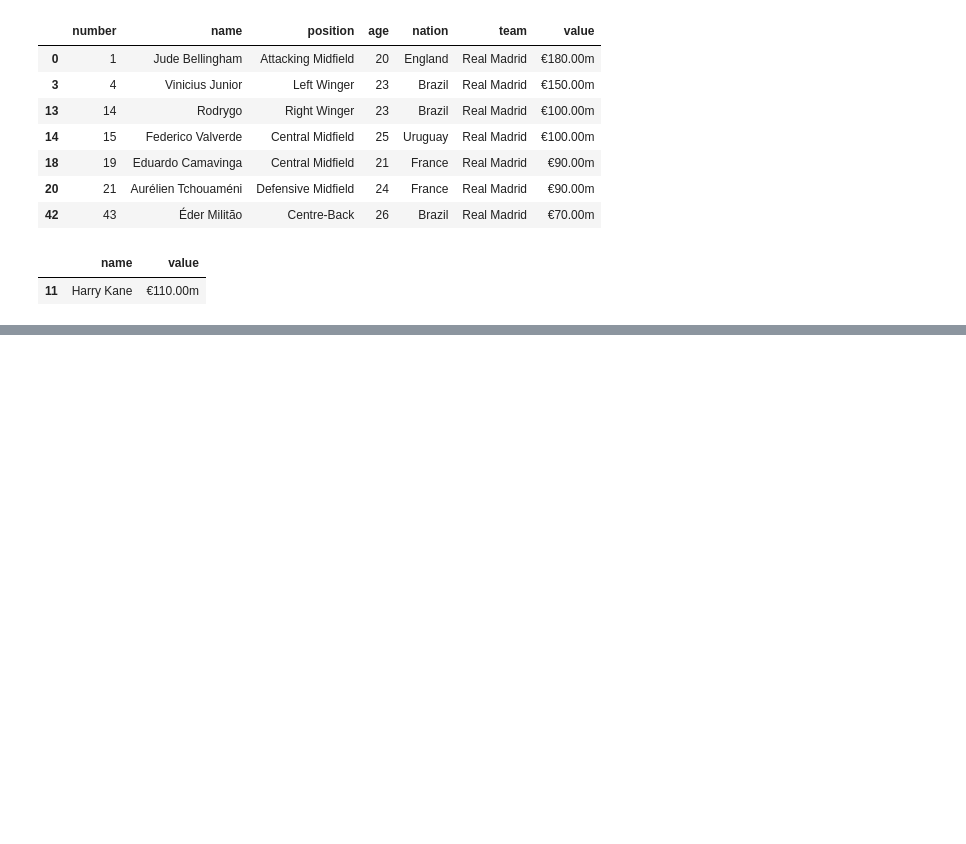
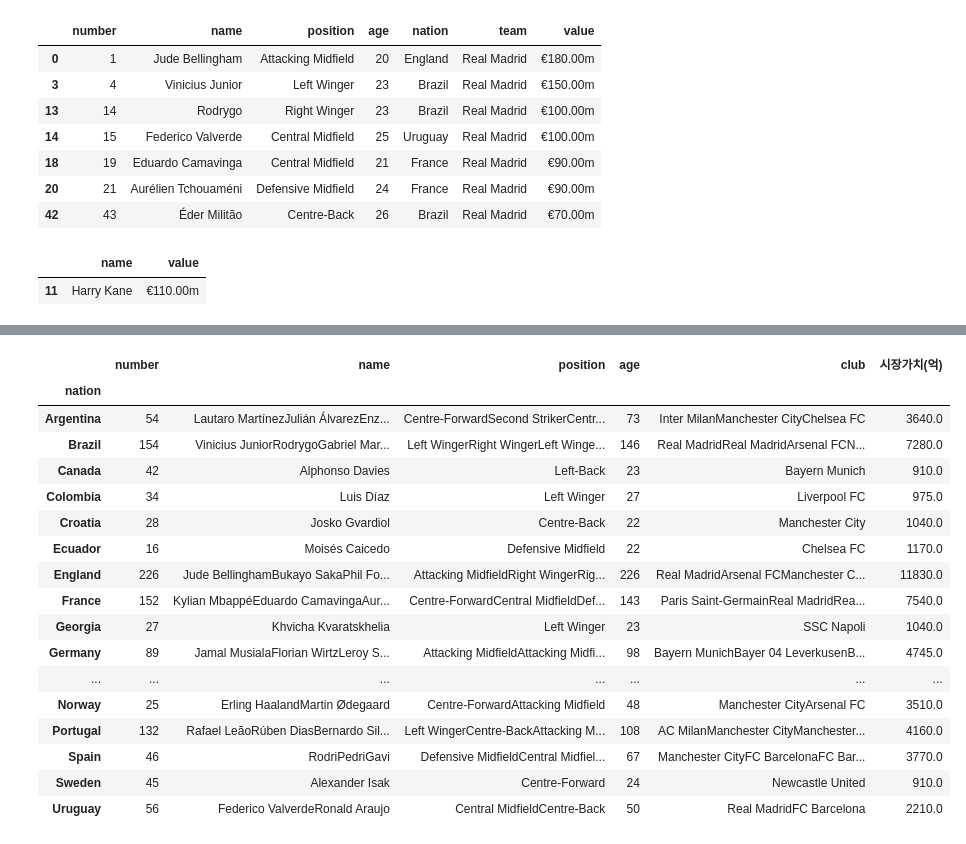
Before and after one commit to zsert1/transfermarket, a Jupyter notebook: pandas_with_50.ipynb, the cells around one changed output, grey strips where cells are left out. Cells and saved outputs as stored; diff of their text form; code cells hidden in the pictures; blank space fills up the shorter version.

```diff
--- a/pandas_with_50.ipynb
+++ b/pandas_with_50.ipynb
@@ -181,0 +379,21 @@ df.loc[age30IsUnder,['name','value']]
+# %%
+g.sum()
+# %% [output]
+|  | number | name | position | age | club | 시장가치(억) |
+| nation |  |  |  |  |  |  |
+| Argentina | 54 | Lautaro MartínezJulián ÁlvarezEnz... | Centre-ForwardSecond StrikerCentr... | 73 | Inter MilanManchester CityChelsea FC | 3640.0 |
+| Brazil | 154 | Vinicius JuniorRodrygoGabriel Mar... | Left WingerRight WingerLeft Winge... | 146 | Real MadridReal MadridArsenal FCN... | 7280.0 |
+| Canada | 42 | Alphonso Davies | Left-Back | 23 | Bayern Munich | 910.0 |
+| Colombia | 34 | Luis Díaz | Left Winger | 27 | Liverpool FC | 975.0 |
+| Croatia | 28 | Josko Gvardiol | Centre-Back | 22 | Manchester City | 1040.0 |
+| Ecuador | 16 | Moisés Caicedo | Defensive Midfield | 22 | Chelsea FC | 1170.0 |
+| England | 226 | Jude BellinghamBukayo SakaPhil Fo... | Attacking MidfieldRight WingerRig... | 226 | Real MadridArsenal FCManchester C... | 11830.0 |
+| France | 152 | Kylian MbappéEduardo CamavingaAur... | Centre-ForwardCentral MidfieldDef... | 143 | Paris Saint-GermainReal MadridRea... | 7540.0 |
+| Georgia | 27 | Khvicha Kvaratskhelia | Left Winger | 23 | SSC Napoli | 1040.0 |
+| Germany | 89 | Jamal MusialaFlorian WirtzLeroy S... | Attacking MidfieldAttacking Midfi... | 98 | Bayern MunichBayer 04 LeverkusenB... | 4745.0 |
+| ... | ... | ... | ... | ... | ... | ... |
+| Norway | 25 | Erling HaalandMartin Ødegaard | Centre-ForwardAttacking Midfield | 48 | Manchester CityArsenal FC | 3510.0 |
+| Portugal | 132 | Rafael LeãoRúben DiasBernardo Sil... | Left WingerCentre-BackAttacking M... | 108 | AC MilanManchester CityManchester... | 4160.0 |
+| Spain | 46 | RodriPedriGavi | Defensive MidfieldCentral Midfiel... | 67 | Manchester CityFC BarcelonaFC Bar... | 3770.0 |
+| Sweden | 45 | Alexander Isak | Centre-Forward | 24 | Newcastle United | 910.0 |
+| Uruguay | 56 | Federico ValverdeRonald Araujo | Central MidfieldCentre-Back | 50 | Real MadridFC Barcelona | 2210.0 |
```
Also changed, not shown: parts of 21 cells of this notebook, 1 other file.
